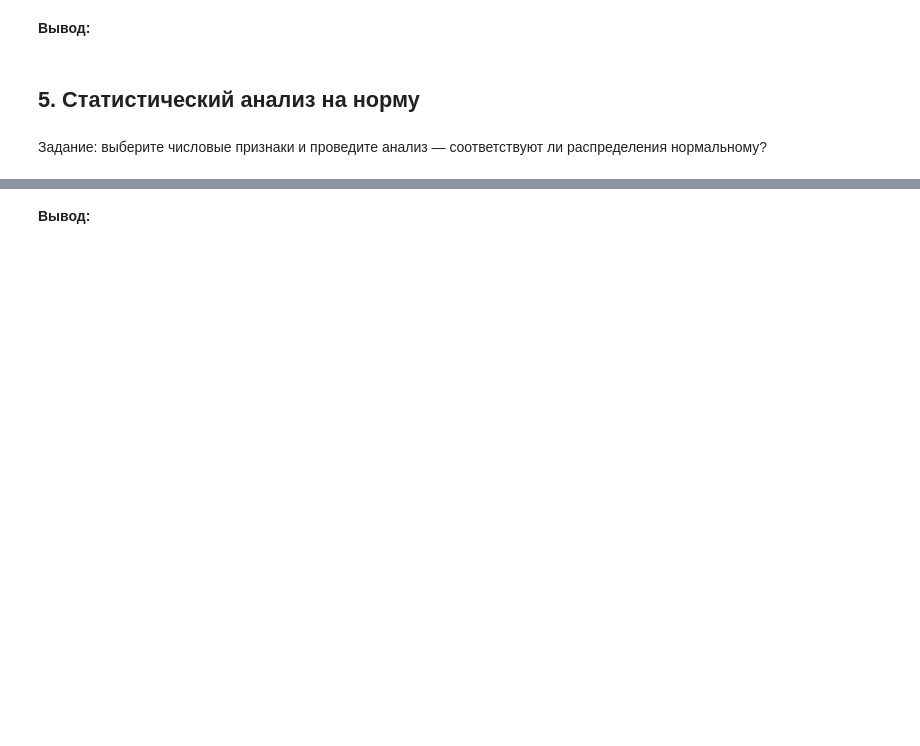
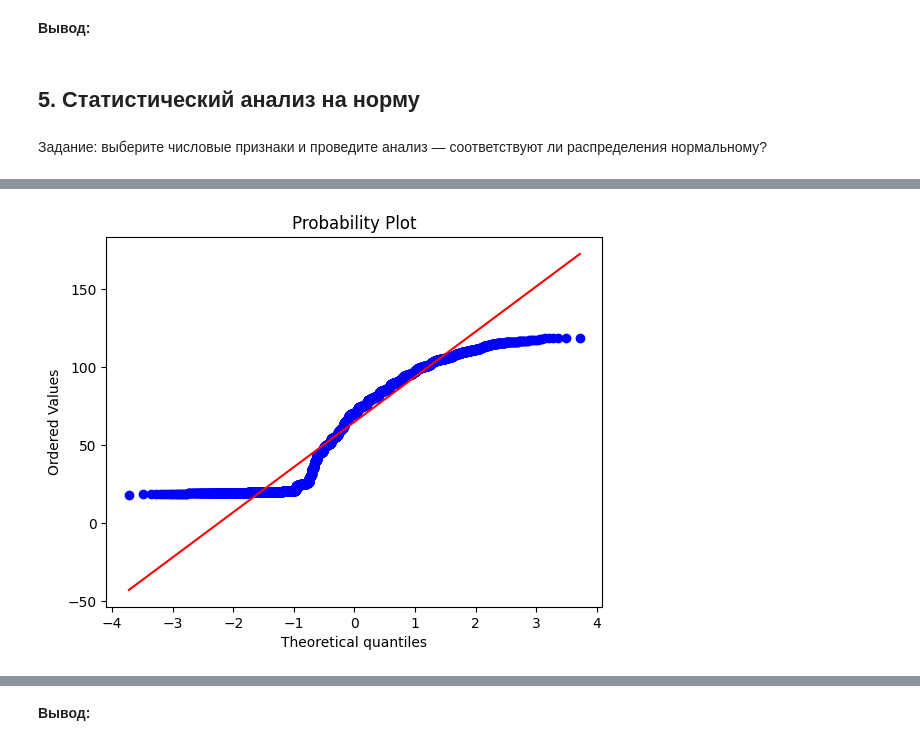
Before and after one commit to W1llAnn/1tdata-homework, a Jupyter notebook: 1.4 - homework PRO.ipynb, the cells around one changed output, grey strips where cells are left out. Saved outputs shown, nothing was run; the diff lists cells and outputs as text; code cells hidden in the pictures; blank space fills up the shorter version.

```diff
--- a/1.4 - homework PRO.ipynb
+++ b/1.4 - homework PRO.ipynb
@@ -269,0 +502,5 @@ df['TotalCharges'].fillna(0, inplace=True)
+# %%
+stats.probplot(df['MonthlyCharges'], dist='norm', plot=pylab)
+pylab.show()
+# %% [output]
+[figure, added]
```
Also changed, not shown: parts of 164 cells of this notebook.
